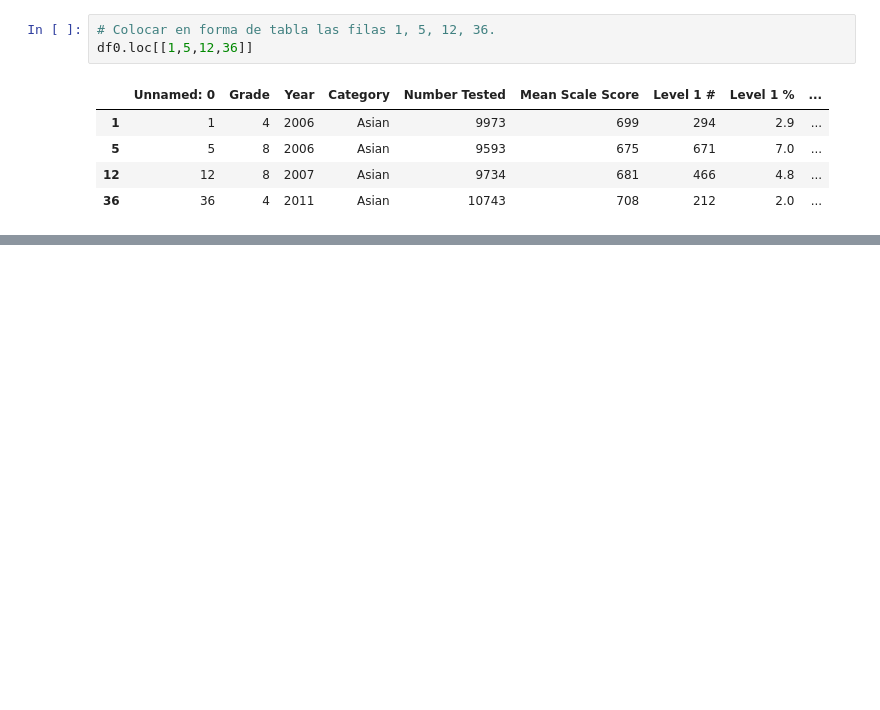
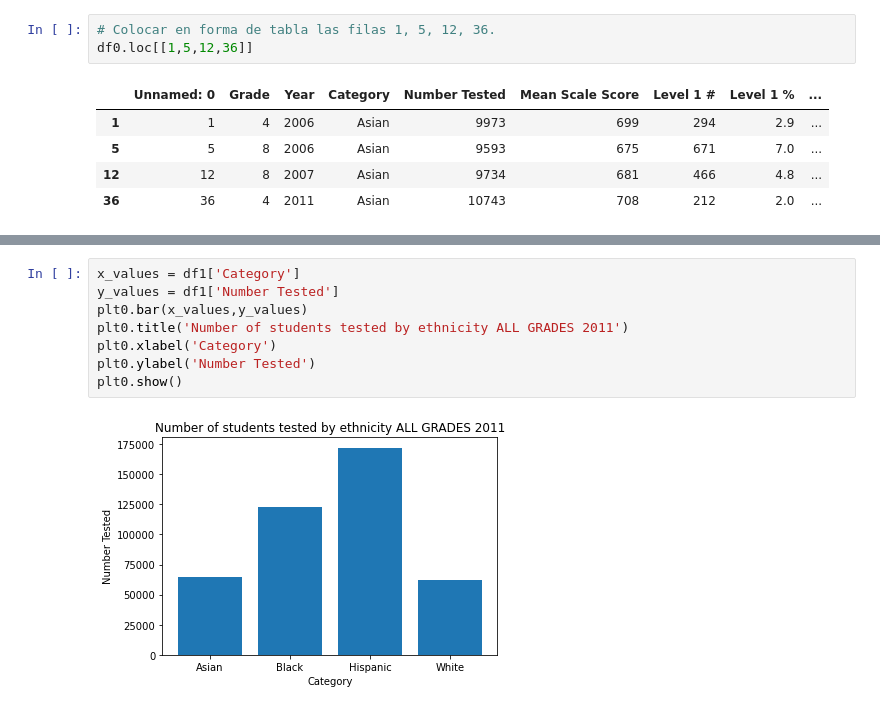
Before and after one commit to SimonAtias/Trabajos, a Jupyter notebook: Tec. Soporte Informático 2021/ManejoCsvPython/notebooks/exp.ipynb, the cells around one changed output, grey strips where cells are left out. Saved outputs shown, nothing was run; the diff lists cells and outputs as text; blank space fills up the shorter version.

```diff
--- a/Tec. Soporte Informático 2021/ManejoCsvPython/notebooks/exp.ipynb
+++ b/Tec. Soporte Informático 2021/ManejoCsvPython/notebooks/exp.ipynb
@@ -69,0 +85,10 @@ df0.loc[[1,5,12,36]]
+# %%
+x_values = df1['Category']
+y_values = df1['Number Tested']
+plt0.bar(x_values,y_values)
+plt0.title('Number of students tested by ethnicity ALL GRADES 2011')
+plt0.xlabel('Category')
+plt0.ylabel('Number Tested')
+plt0.show()
+# %% [output]
+[figure, added]
```
Also changed, not shown: parts of 4 cells of this notebook, 1 other file.
